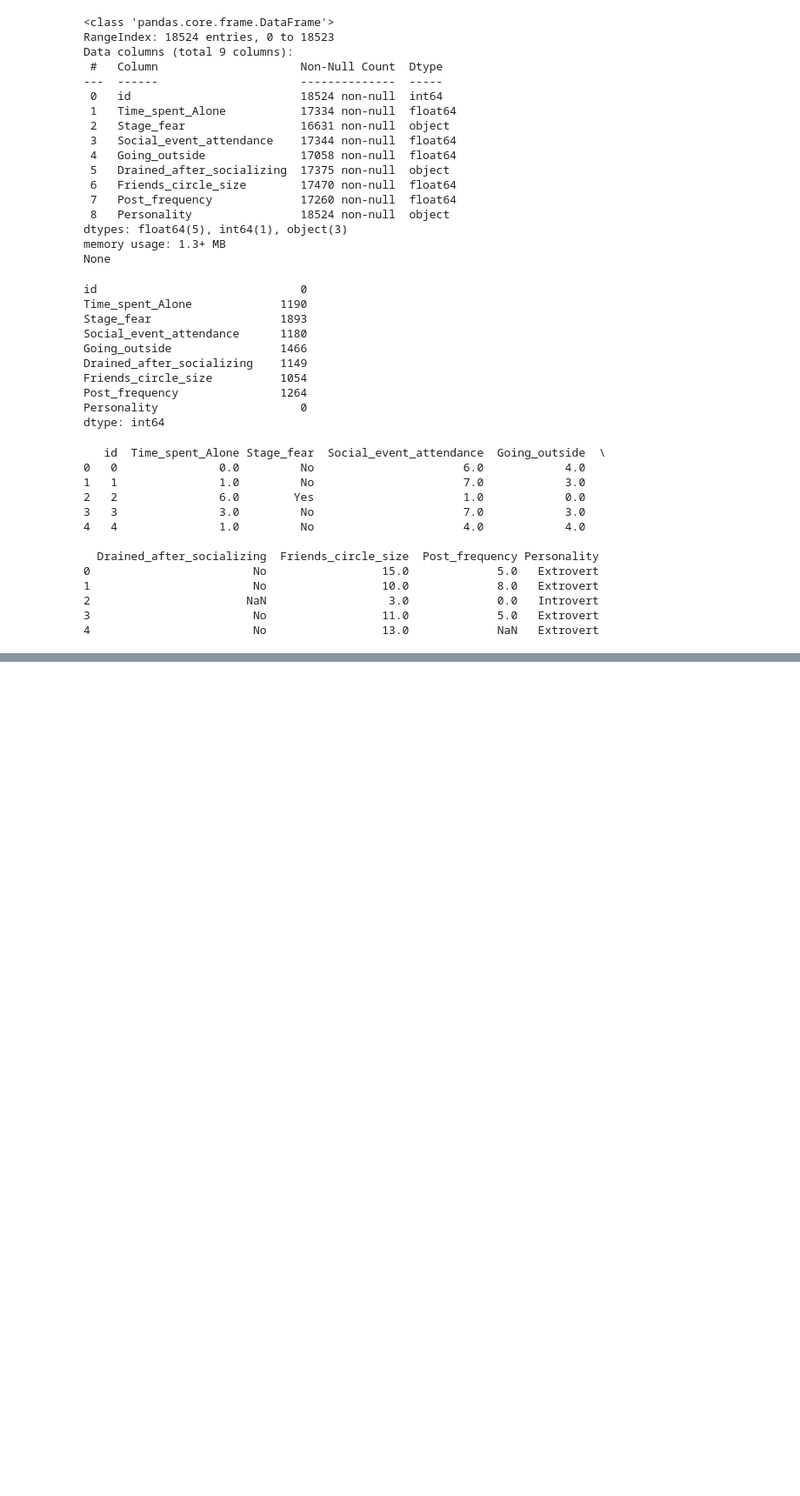
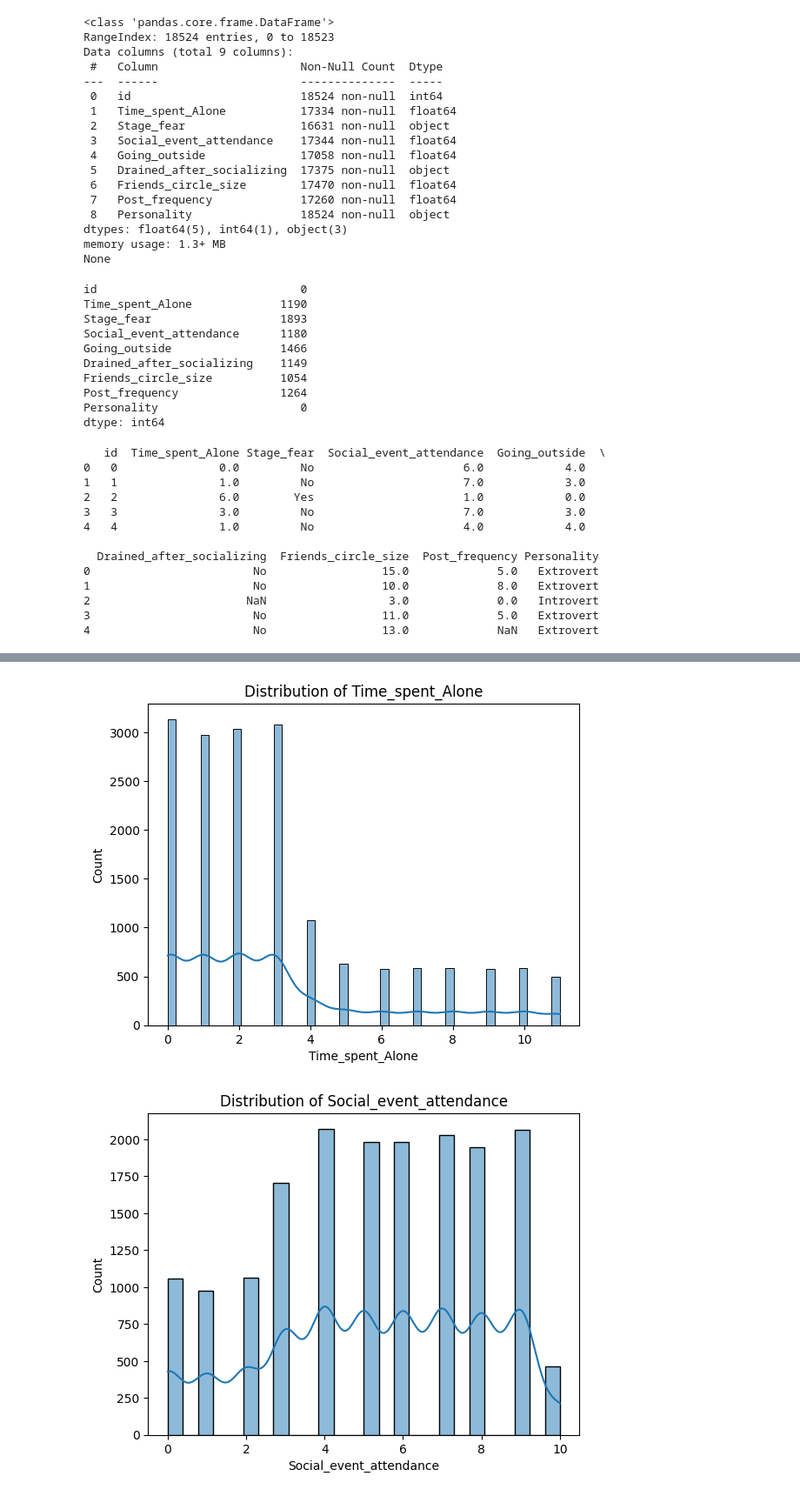
Before and after one commit to Ishikasingh101/Introvert_Extrovert_Predictor, a Jupyter notebook: Predict_the__Introverts__from_the__Extroverts.ipynb, the cells around one changed output, grey strips where cells are left out. Shown: that part at 87% size. Cells and saved outputs as stored; diff of their text form; code cells hidden in the pictures; blank space fills up the shorter version.

```diff
--- a/Predict_the__Introverts__from_the__Extroverts.ipynb
+++ b/Predict_the__Introverts__from_the__Extroverts.ipynb
@@ -60,0 +99,9 @@ print(train.head())
+# %%
+numeric_cols = ['Time_spent_Alone', 'Social_event_attendance', 'Post_frequency']
+for col in numeric_cols:
+    sns.histplot(data=train, x=col, kde=True)
+    plt.title(f'Distribution of {col}')
+    plt.show()
+# %% [output]
+[figure, added]
+[figure, added]
```
Also changed, not shown: parts of 8 cells of this notebook.
